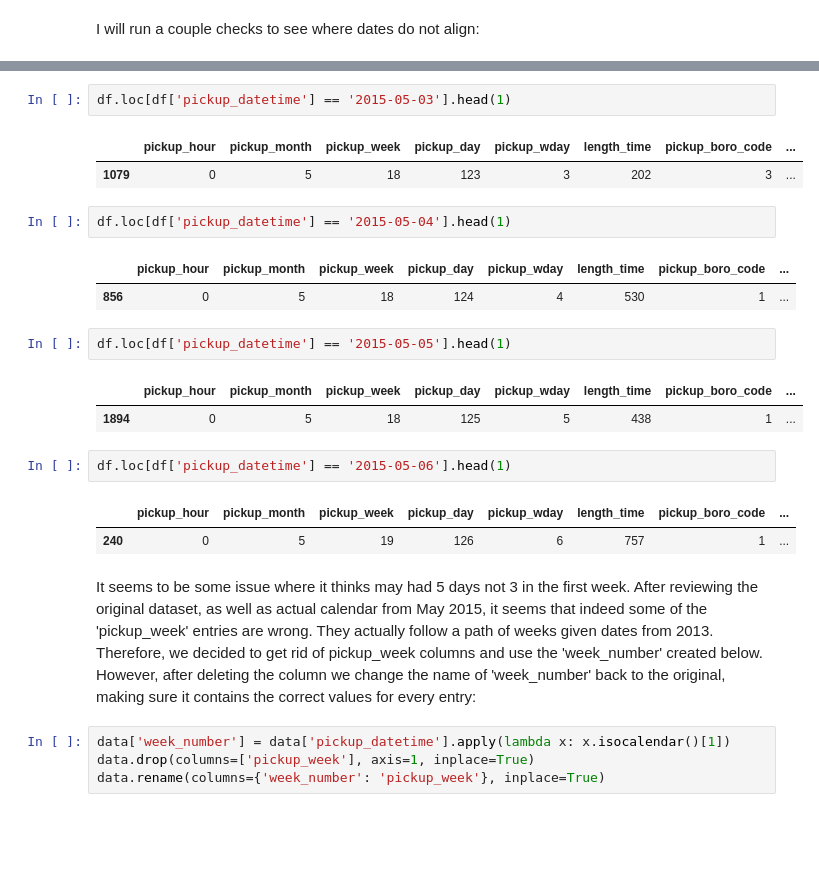
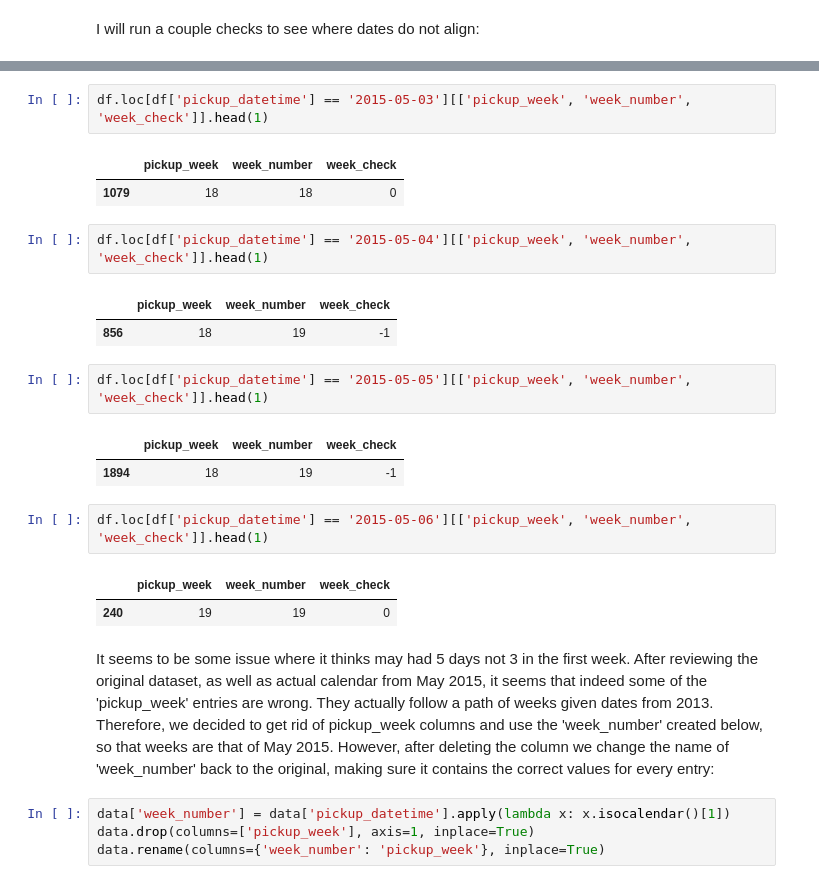
Before and after one commit to MichalKrzyzanski2002/Foundations-Data-Science-Project, a Jupyter notebook: Cleaning.ipynb, the cells around one changed output, grey strips where cells are left out. Cells and saved outputs as stored; diff of their text form; blank space fills up the shorter version.

```diff
--- a/Cleaning.ipynb
+++ b/Cleaning.ipynb
@@ -752,25 +750,25 @@ df.loc[df['pickup_datetime'] == '2015-05-02'].head(1)
 # %%
-df.loc[df['pickup_datetime'] == '2015-05-03'].head(1)
+df.loc[df['pickup_datetime'] == '2015-05-03'][['pickup_week', 'week_number', 'week_check']].head(1)
 # %% [output]
-|  | pickup_hour | pickup_month | pickup_week | pickup_day | pickup_wday | length_time | pickup_boro_code | ... |
-| 1079 | 0 | 5 | 18 | 123 | 3 | 202 | 3 | ... |
+|  | pickup_week | week_number | week_check |
+| 1079 | 18 | 18 | 0 |
 # %%
-df.loc[df['pickup_datetime'] == '2015-05-04'].head(1)
+df.loc[df['pickup_datetime'] == '2015-05-04'][['pickup_week', 'week_number', 'week_check']].head(1)
 # %% [output]
-|  | pickup_hour | pickup_month | pickup_week | pickup_day | pickup_wday | length_time | pickup_boro_code | ... |
-| 856 | 0 | 5 | 18 | 124 | 4 | 530 | 1 | ... |
+|  | pickup_week | week_number | week_check |
+| 856 | 18 | 19 | -1 |
 # %%
-df.loc[df['pickup_datetime'] == '2015-05-05'].head(1)
+df.loc[df['pickup_datetime'] == '2015-05-05'][['pickup_week', 'week_number', 'week_check']].head(1)
 # %% [output]
-|  | pickup_hour | pickup_month | pickup_week | pickup_day | pickup_wday | length_time | pickup_boro_code | ... |
-| 1894 | 0 | 5 | 18 | 125 | 5 | 438 | 1 | ... |
+|  | pickup_week | week_number | week_check |
+| 1894 | 18 | 19 | -1 |
 # %%
-df.loc[df['pickup_datetime'] == '2015-05-06'].head(1)
+df.loc[df['pickup_datetime'] == '2015-05-06'][['pickup_week', 'week_number', 'week_check']].head(1)
 # %% [output]
-|  | pickup_hour | pickup_month | pickup_week | pickup_day | pickup_wday | length_time | pickup_boro_code | ... |
-| 240 | 0 | 5 | 19 | 126 | 6 | 757 | 1 | ... |
+|  | pickup_week | week_number | week_check |
+| 240 | 19 | 19 | 0 |
 # %% [markdown]
-It seems to be some issue where it thinks may had 5 days not 3 in the first week. After reviewing the original dataset, as well as actual calendar from May 2015, it seems that indeed some of the 'pickup_week' entries are wrong. They actually follow a path of weeks given dates from 2013. Therefore, we decided to get rid of pickup_week columns and use the 'week_number' created below. However, after deleting the column we change the name of 'week_number' back to the original, making sure it contains the correct values for every entry:
+It seems to be some issue where it thinks may had 5 days not 3 in the first week. After reviewing the original dataset, as well as actual calendar from May 2015, it seems that indeed some of the 'pickup_week' entries are wrong. They actually follow a path of weeks given dates from 2013. Therefore, we decided to get rid of pickup_week columns and use the 'week_number' created below, so that weeks are that of May 2015. However, after deleting the column we change the name of 'week_number' back to the original, making sure it contains the correct values for every entry:
 # %%
 data['week_number'] = data['pickup_datetime'].apply(lambda x: x.isocalendar()[1])
 data.drop(columns=['pickup_week'], axis=1, inplace=True)
```
Also changed, not shown: parts of 31 cells of this notebook.
